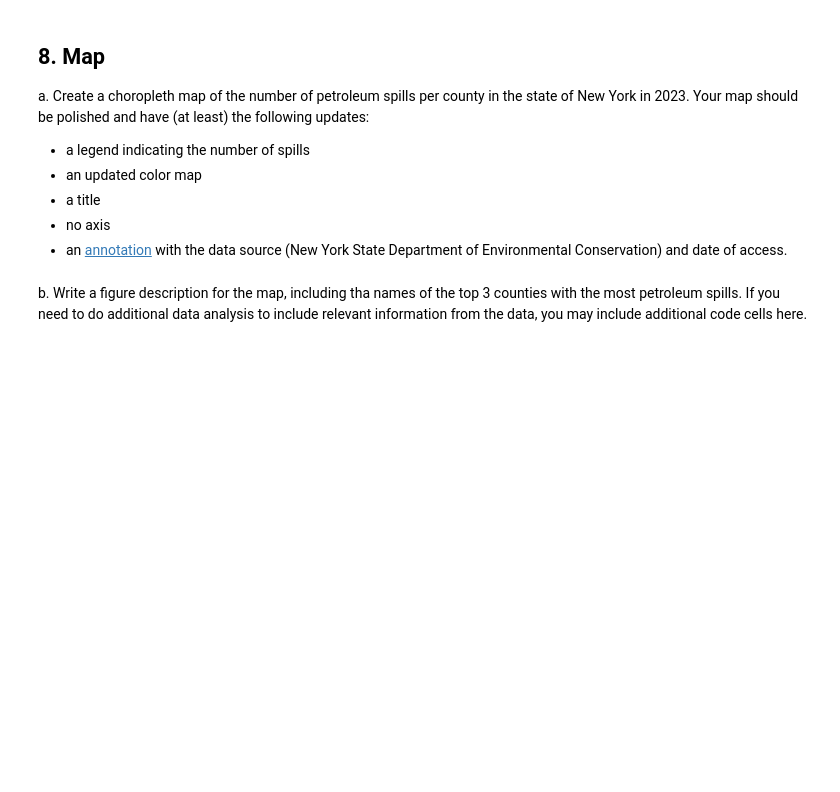
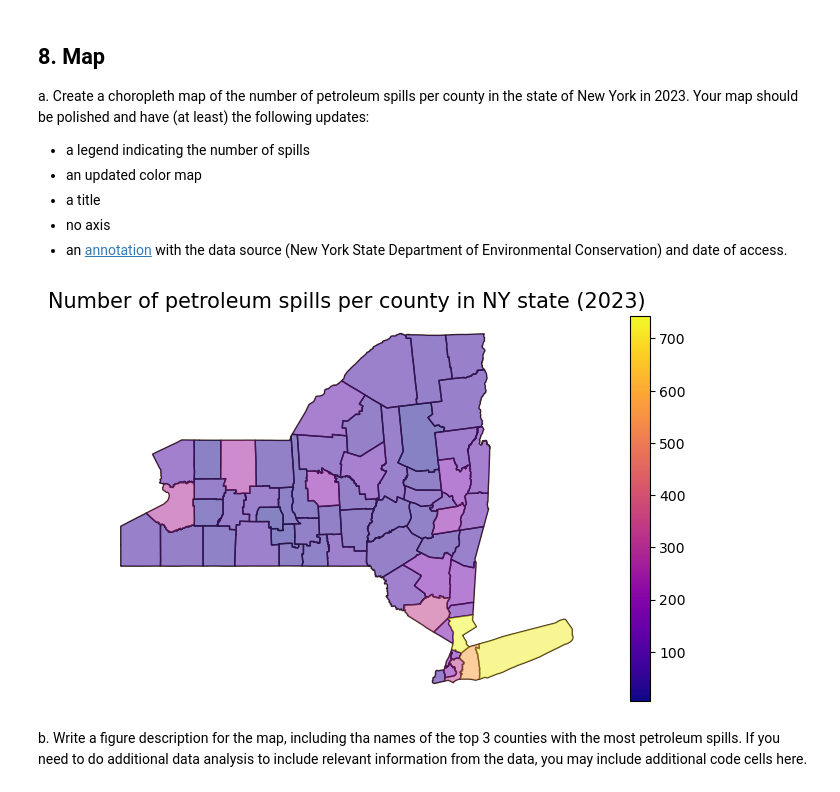
Before and after one commit to egp4aq/eds220-hwk3, a Jupyter notebook: hwk3-task2-oil-spills.ipynb, the cells around one changed output. Saved outputs shown, nothing was run; the diff lists cells and outputs as text; code cells hidden in the pictures; blank space fills up the shorter version.

```diff
--- a/hwk3-task2-oil-spills.ipynb
+++ b/hwk3-task2-oil-spills.ipynb
@@ -588,3 +585,33 @@ fig,
+# %%
+# Initialize figure and axis
+fig, ax = plt.subplots(figsize=(9, 5))
+
+# Remove the axis for a cleaner map
+ax.axis('off')
+
+# Title for the plot
+ax.set_title('Number of petroleum spills per county in NY state (2023)',
+              fontsize=15)
+
+# Add states
+ny_counties.plot(ax=ax,
+               color='none',
+               edgecolor='#362312')
+
+ny_counties.plot(ax=ax,
+                column="n_spills",
+                legend=True,
+                markersize=4,
+                cmap='plasma',
+                alpha=0.5)
+
+plt.annotate('Data source: New York State Department of Environmental Conservation',
+            xy = (2, 4), fontsize=10)
+plt.annotate('Date accessed: 11/04/2024',
+            xy = (3, 5), fontsize=8)
+plt.show()
+# %% [output]
+[figure, added]
 # %% [markdown]
 <!-- END QUESTION -->
 
```
Also changed, not shown: parts of 1 cell of this notebook.
